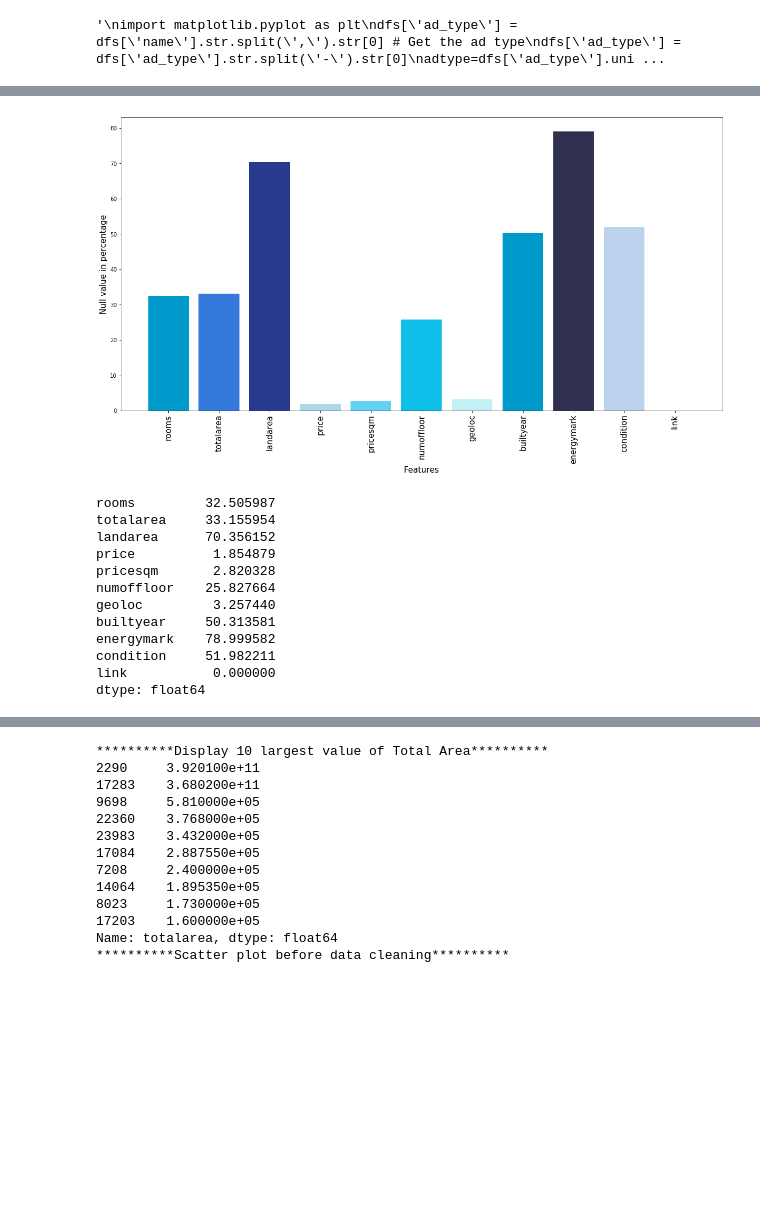
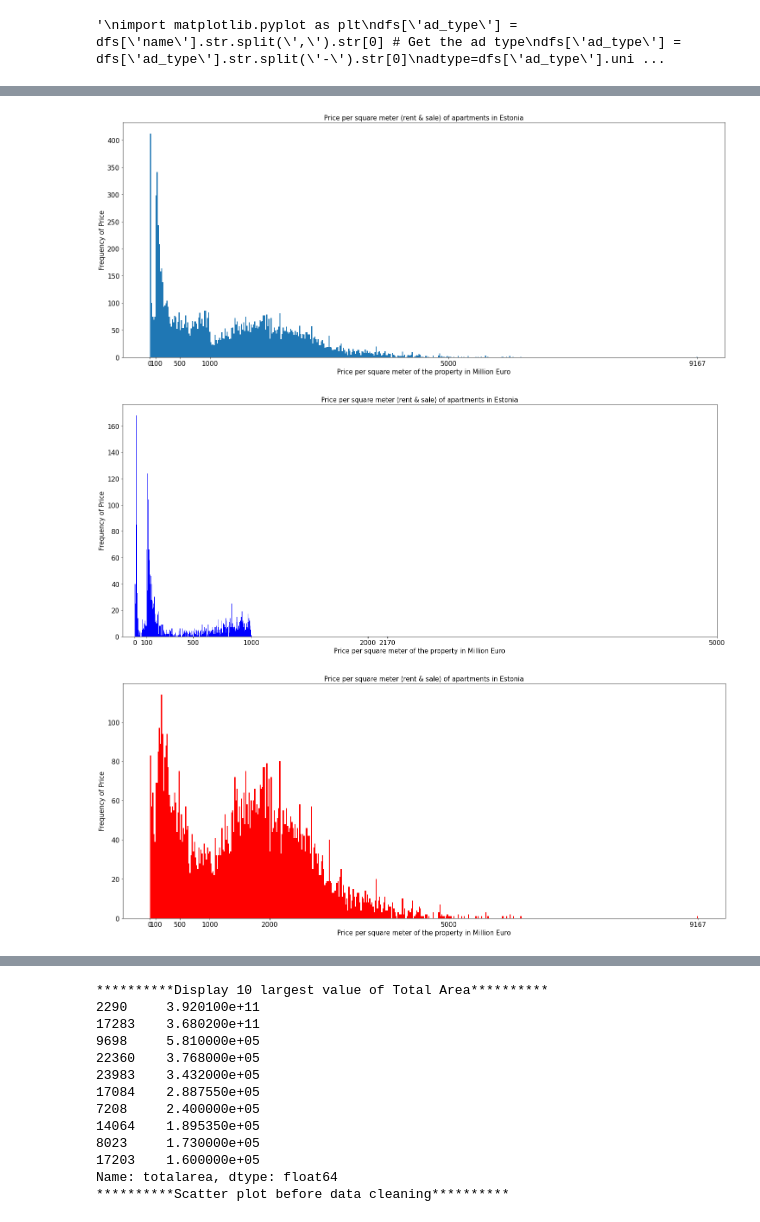
Before and after one commit to hasantanvir79/RealEstateProject, a Jupyter notebook: Exploratory Data Analysis and Data Cleaning.ipynb, the cells around one changed output, grey strips where cells are left out. Cells and saved outputs as stored; diff of their text form; code cells hidden in the pictures; blank space fills up the shorter version.

```diff
--- a/Exploratory Data Analysis and Data Cleaning.ipynb
+++ b/Exploratory Data Analysis and Data Cleaning.ipynb
@@ -262,26 +345,33 @@ rent.to_csv('rent', sep=',')
-# %%
-
-plt.figure(figsize=(20,10))
-plt.xticks(rotation=90, fontsize=15)
-null_val=u_raw.isnull().sum()/u_raw.shape[0]*100
-plt.bar(null_val.index, null_val, color=['#009ACD','#3579DC', '#283A90','#ADD8E6', '#63D1F4', '#0EBFE9',
-                      '#C1F0F6', '#0099CC', '#2F2F4F', '#BCD2ED'])
-plt.xlabel('Features', fontsize=15)
-plt.ylabel('Null value in percentage', fontsize=15)
-plt.show()
-
-print( null_val)
-# %% [output]
-[figure, removed]
-rooms         32.505987
-totalarea     33.155954
-landarea      70.356152
-price          1.854879
-pricesqm       2.820328
-numoffloor    25.827664
-geoloc         3.257440
-builtyear     50.313581
-energymark    78.999582
-condition     51.982211
-link           0.000000
-dtype: float64
+# %%
+#print(dfs_apt.pricesqm.max())
+plt.figure(figsize=(25,10))
+ax = dfs_apt.pricesqm.plot.hist(bins= 500,fontsize=15)
+ax.set_xticks([dfs_apt.pricesqm.min(), 100, 500, 1000, 5000, dfs_apt.pricesqm.max()])
+plt.ylabel("Frequency of Price", fontsize=15)
+plt.xlabel("Price per square meter of the property in Million Euro", fontsize=15)
+plt.title('Price per square meter (rent & sale) of apartments in Estonia', fontsize=15)
+plt.savefig('/home/hasan/statistikaamet/RealEstateProject/Plots/pricesqm_apt.png')
+plt.show()
+
+
+plt.figure(figsize=(25,10))
+ax = dfs_apt.pricesqm.where(dfs['listing_type']=='rent').plot.hist(bins=500, alpha=1.0, fontsize=15, color='blue')
+ax.set_xticks([dfs_apt.pricesqm.where(dfs['listing_type']=='rent').min(), 100, 500, 1000, 2000, 5000, dfs_apt.pricesqm.where(dfs['listing_type']=='rent').max()])
+plt.ylabel("Frequency of Price", fontsize=15)
+plt.xlabel("Price per square meter of the property in Million Euro", fontsize=15)
+plt.title('Price per square meter (rent & sale) of apartments in Estonia', fontsize=15)
+plt.savefig('/home/hasan/statistikaamet/RealEstateProject/Plots/rent_pricesqm_apt.png')
+plt.show()
+
+plt.figure(figsize=(25,10))
+ax = dfs_apt.pricesqm.where(dfs['listing_type']=='sale').plot.hist(bins=500, alpha=1.0, fontsize=15, color='red')
+ax.set_xticks([dfs_apt.pricesqm.where(dfs['listing_type']=='sale').min(), 100, 500, 1000, 2000, 5000, dfs_apt.pricesqm.where(dfs['listing_type']=='sale').max()])
+plt.ylabel("Frequency of Price", fontsize=15)
+plt.xlabel("Price per square meter of the property in Million Euro", fontsize=15)
+plt.title('Price per square meter (rent & sale) of apartments in Estonia', fontsize=15)
+plt.savefig('/home/hasan/statistikaamet/RealEstateProject/Plots/sale_pricesqm_apt.png')
+plt.show()
+# %% [output]
+[figure, added]
+[figure, added]
+[figure, added]
```
Also changed, not shown: parts of 6 cells of this notebook, 35 other files.
